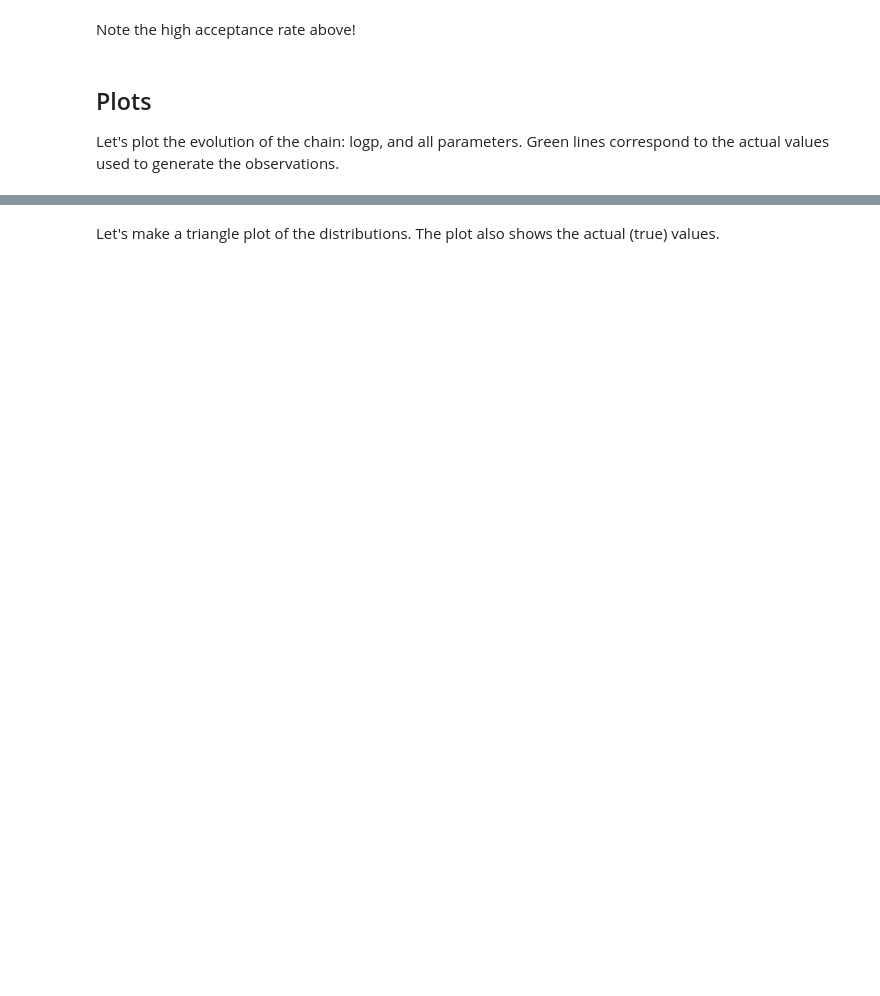
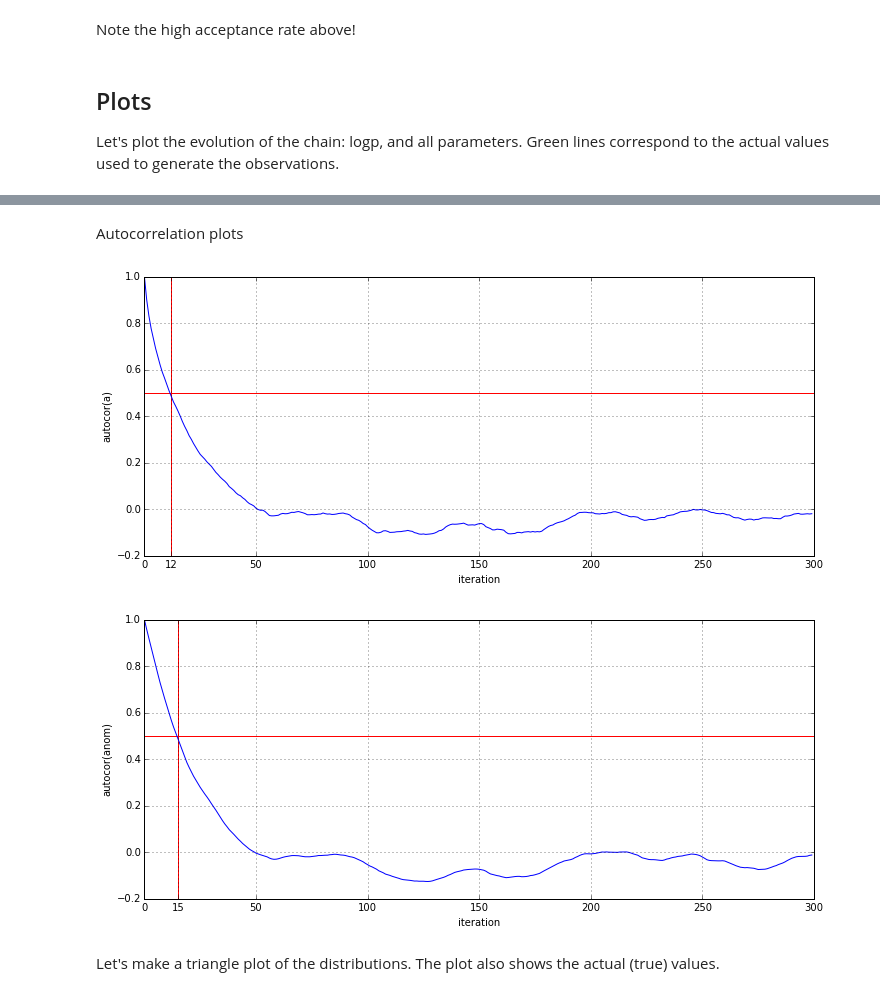
Before and after one commit to toni88x/rebound, a Jupyter notebook: simplifiedMMALA.ipynb, the cells around one changed output, grey strips where cells are left out. Cells and saved outputs as stored; diff of their text form; code cells hidden in the pictures; blank space fills up the shorter version.

```diff
--- a/simplifiedMMALA.ipynb
+++ b/simplifiedMMALA.ipynb
@@ -293,3 +282,29 @@ for i in range(N_param):
+# %% [markdown]
+Autocorrelation plots
+# %%
+def autocorr(x):
+    result = np.correlate(x, x, mode="full")
+    return result[result.size/2:]
+
+for i in range(N_param):
+    fig1 = plt.figure(figsize=(12,5))
+    cor = autocorr(chain[:,i]-np.mean(chain[:,i]))
+    cor = cor/cor[0]
+    plt.xlabel("iteration"); plt.ylabel("autocor("+theta_names[i]+")");
+    showSteps = min(300,N_steps)
+    half = 0
+    for i,c in enumerate(cor):
+        if c<0.5:
+            half = i
+            break
+    plt.axvline(half, color="r")
+    plt.axhline(0.5, color="r")
+    plt.plot(range(N_steps)[:showSteps], cor[:showSteps], color="b");
+    plt.xticks(list(plt.xticks()[0])+[half])
+    plt.grid()
+# %% [output]
+[figure, added]
+[figure, added]
 # %% [markdown]
 Let's make a triangle plot of the distributions. The plot also shows the actual (true) values.
 # %%
```
Also changed, not shown: parts of 8 cells of this notebook.
